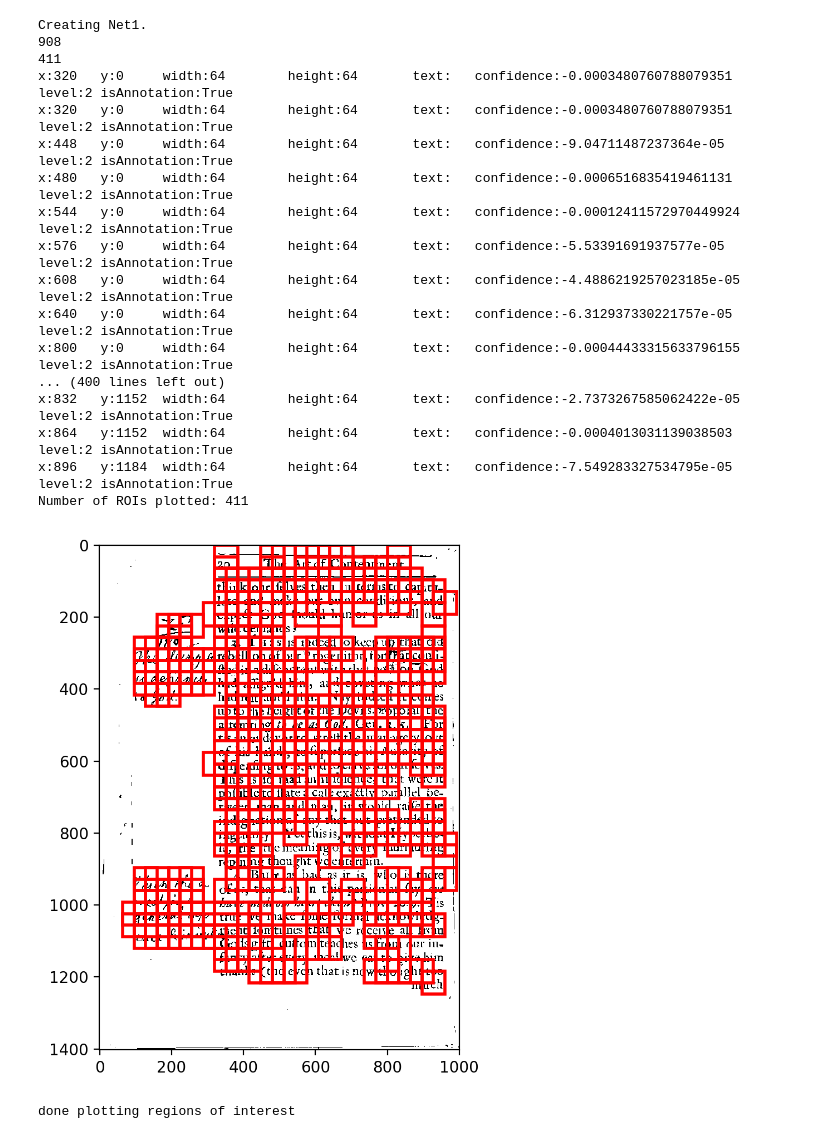
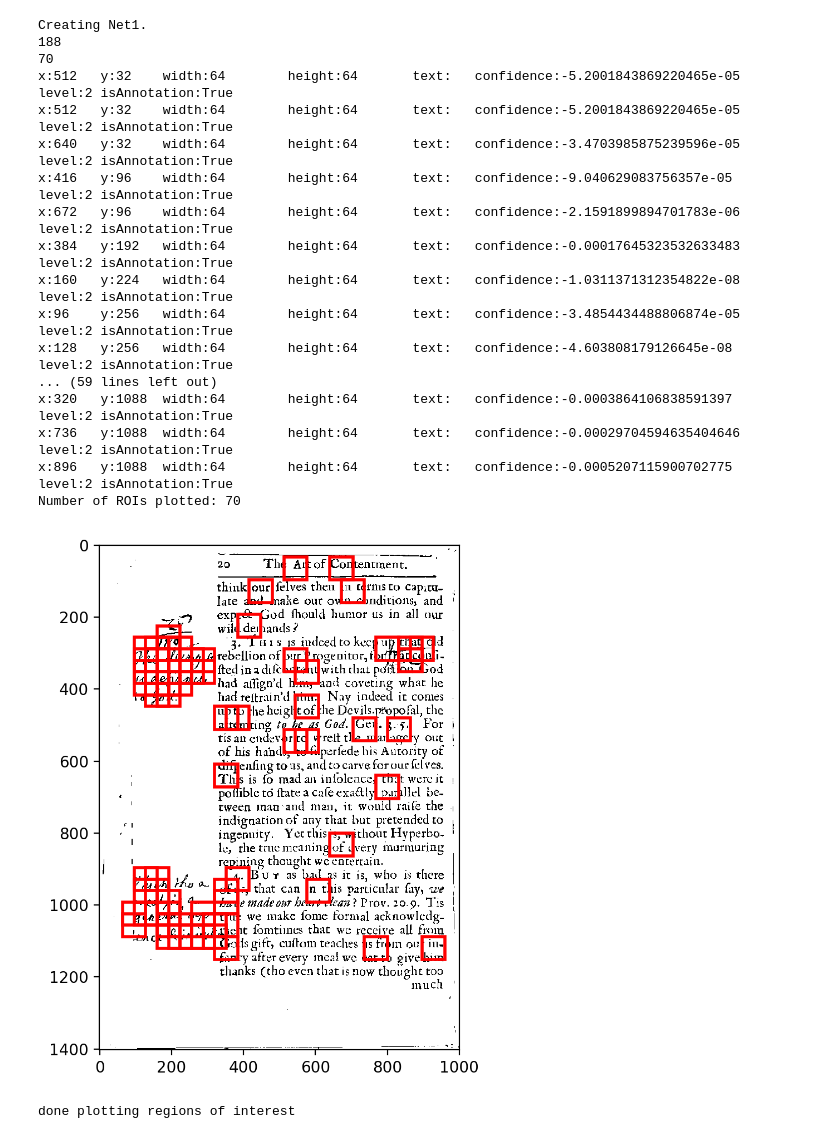
Before and after one commit to collectionslab/Omniscribe, a Jupyter notebook: experiments/cnn/notebooks/net1-IAM-visualize.ipynb, the cells around one changed output. Cells and saved outputs as stored; diff of their text form; code cells hidden in the pictures.

```diff
--- a/experiments/cnn/notebooks/net1-IAM-visualize.ipynb
+++ b/experiments/cnn/notebooks/net1-IAM-visualize.ipynb
@@ -48,7 +48,7 @@ from bounding_box_classification import get_pos_rois
 # net1 = Net1()
 net1 = create_model_architecture('net1', use_gpu = False)
 # net1.load_state_dict(torch.load('models/net1-IAM-1.pt'))
-net1.load_state_dict(torch.load('models/net1-aa_64-20.pt'))
+net1.load_state_dict(torch.load('models/net1-aa_64-500.pt'))
 
 
 # Modify this as necessary
@@ -81,50 +81,50 @@ confs = [roi.confidence for roi in all_rois]
 
 
 
 
 print(len(all_rois))
 threshold = -7.58074643e-04
 thresholded_rois = [roi for roi in all_rois if roi.confidence >= threshold]
 print(len(thresholded_rois))
 print(thresholded_rois[0].toString())
 
 
 
 from detection.lib.utils.Utils import plt_img
 plt_img(imgarr, rois=[(thresholded_rois, 'r')])#, roi_level_set=roi_level_set)
 
 
 
 
 
 #print('number of pos ROIs found', len(all_rois))
 
 # from detection.lib.ImgProcessor import ImgProcessor
 #from detection.lib.utils.Utils import plt_img
 # plot the rois and plot only certain information according to the set
 # imgProcessor = ImgProcessor()
 # img = imgProcessor.loadImage(inFilename=img_loc)
 # roi_level_set = set([1])
 #plt_img(imgarr, rois=[(all_rois, 'r')])#, roi_level_set=roi_level_set)
 # %% [output]
 Creating Net1.
-908
-411
-x:320   y:0     width:64        height:64       text:   confidence:-0.0003480760788079351       level:2 isAnnotation:True
-x:320   y:0     width:64        height:64       text:   confidence:-0.0003480760788079351       level:2 isAnnotation:True
-x:448   y:0     width:64        height:64       text:   confidence:-9.04711487237364e-05        level:2 isAnnotation:True
-x:480   y:0     width:64        height:64       text:   confidence:-0.0006516835419461131       level:2 isAnnotation:True
-x:544   y:0     width:64        height:64       text:   confidence:-0.00012411572970449924      level:2 isAnnotation:True
-x:576   y:0     width:64        height:64       text:   confidence:-5.53391691937577e-05        level:2 isAnnotation:True
-x:608   y:0     width:64        height:64       text:   confidence:-4.4886219257023185e-05      level:2 isAnnotation:True
-x:640   y:0     width:64        height:64       text:   confidence:-6.312937330221757e-05       level:2 isAnnotation:True
-x:800   y:0     width:64        height:64       text:   confidence:-0.00044433315633796155      level:2 isAnnotation:True
-... (400 lines left out)
-x:832   y:1152  width:64        height:64       text:   confidence:-2.7373267585062422e-05      level:2 isAnnotation:True
-x:864   y:1152  width:64        height:64       text:   confidence:-0.0004013031139038503       level:2 isAnnotation:True
-x:896   y:1184  width:64        height:64       text:   confidence:-7.549283327534795e-05       level:2 isAnnotation:True
-Number of ROIs plotted: 411
+188
+70
+x:512   y:32    width:64        height:64       text:   confidence:-5.2001843869220465e-05      level:2 isAnnotation:True
+x:512   y:32    width:64        height:64       text:   confidence:-5.2001843869220465e-05      level:2 isAnnotation:True
+x:640   y:32    width:64        height:64       text:   confidence:-3.4703985875239596e-05      level:2 isAnnotation:True
+x:416   y:96    width:64        height:64       text:   confidence:-9.040629083756357e-05       level:2 isAnnotation:True
+x:672   y:96    width:64        height:64       text:   confidence:-2.1591899894701783e-06      level:2 isAnnotation:True
+x:384   y:192   width:64        height:64       text:   confidence:-0.00017645323532633483      level:2 isAnnotation:True
+x:160   y:224   width:64        height:64       text:   confidence:-1.0311371312354822e-08      level:2 isAnnotation:True
+x:96    y:256   width:64        height:64       text:   confidence:-3.4854434488806874e-05      level:2 isAnnotation:True
+x:128   y:256   width:64        height:64       text:   confidence:-4.603808179126645e-08       level:2 isAnnotation:True
+... (59 lines left out)
+x:320   y:1088  width:64        height:64       text:   confidence:-0.0003864106838591397       level:2 isAnnotation:True
+x:736   y:1088  width:64        height:64       text:   confidence:-0.00029704594635404646      level:2 isAnnotation:True
+x:896   y:1088  width:64        height:64       text:   confidence:-0.0005207115900702775       level:2 isAnnotation:True
+Number of ROIs plotted: 70
-[figure, old version]
+[figure, new version]
 # %%
 print("done plotting regions of interest")
 # %% [output]
```
Also changed, not shown: 5 other files.
